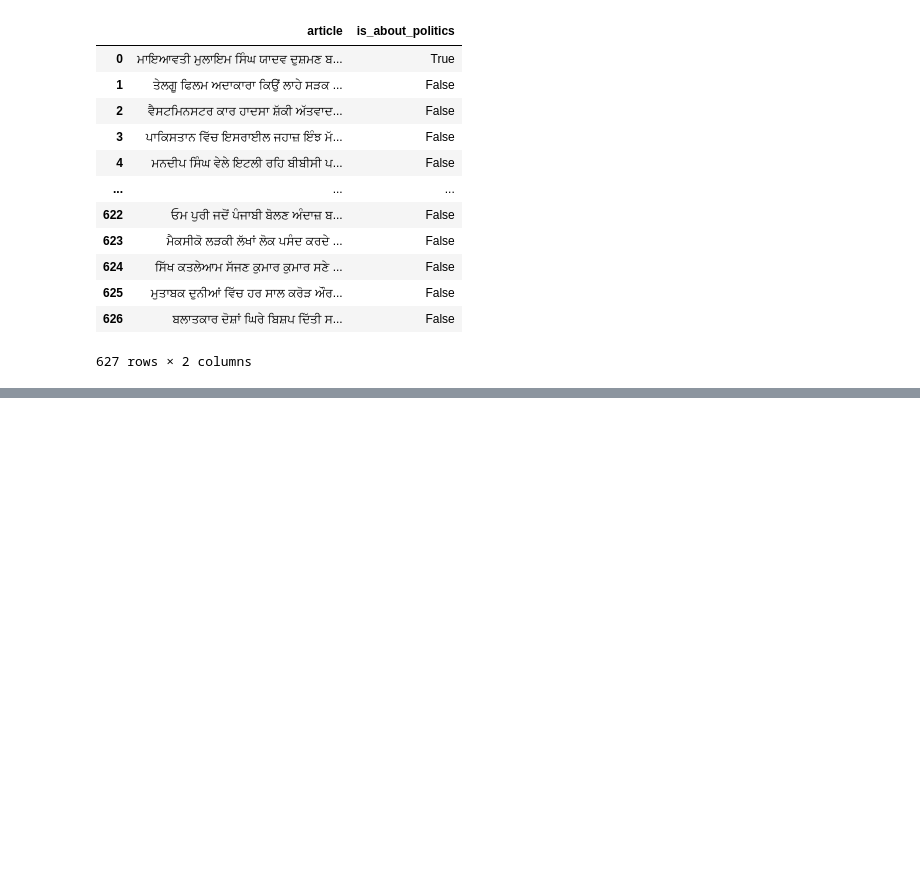
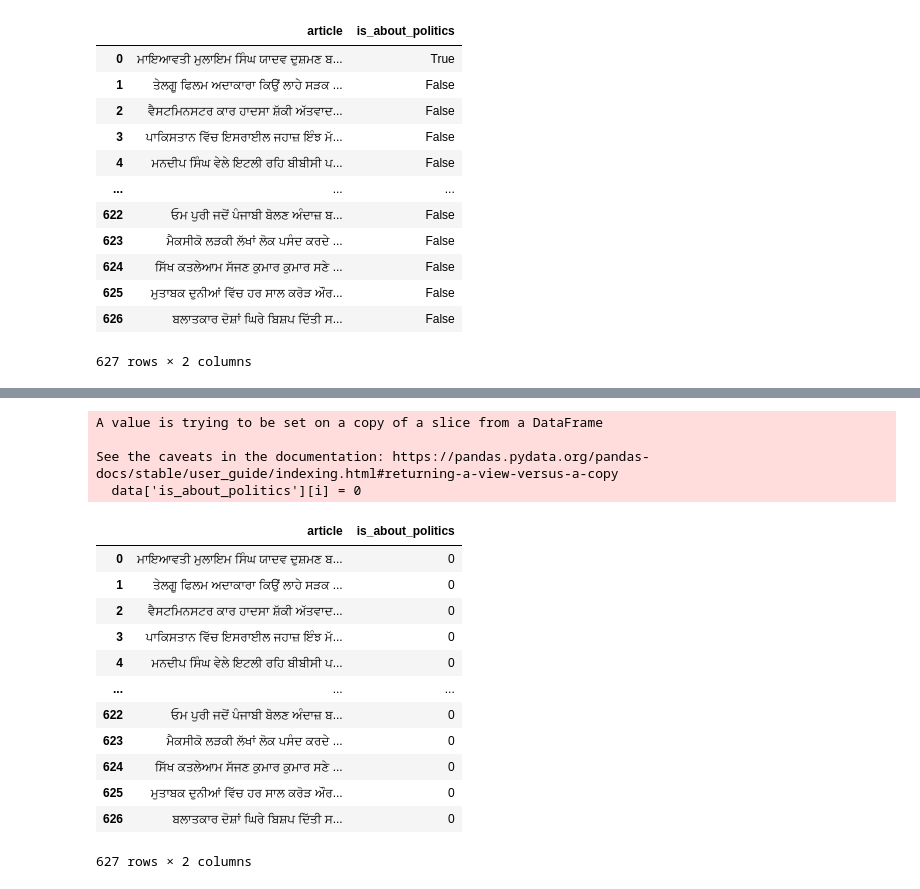
Before and after one commit to SinghYuvraj01/Punjabi-News-Detection-Politics-, a Jupyter notebook: Code.ipynb, the cells around one changed output, grey strips where cells are left out. Saved outputs shown, nothing was run; the diff lists cells and outputs as text; code cells hidden in the pictures; blank space fills up the shorter version.

```diff
--- a/Code.ipynb
+++ b/Code.ipynb
@@ -124,9 +131,9 @@ for i in range(0, len(data)):
     clean = ' '.join(clean)
     corpus.append(clean)
 # %%
-testdata = pd.DataFrame(corpus)
-testdata.columns = ['Articles']
-testdata
+cleaned_articles = pd.DataFrame(corpus)
+cleaned_articles.columns = ['Articles']
+cleaned_articles
 # %% [output]
 |  | Articles |
 | 0 | ਮਾਇਆਵਤੀ ਮੁਲਾਇਮ ਸਿੰਘ ਯਾਦਵ ਦੁਸ਼ਮਣ ਬ... |
@@ -142,7 +149,7 @@ testdata
 | 626 | ਬਲਾਤਕਾਰ ਦੋਸ਼ਾਂ ਘਿਰੇ ਬਿਸ਼ਪ ਦਿੱਤੀ ਸ... |
 627 rows × 1 columns
 # %%
-data.article = testdata.Articles
+data.article = cleaned_articles.Articles
 data
 # %% [output]
 |  | article | is_about_politics |
@@ -158,3 +165,12 @@ data
 | 625 | ਮੁਤਾਬਕ ਦੁਨੀਆਂ ਵਿੱਚ ਹਰ ਸਾਲ ਕਰੋੜ ਔਰ... | False |
 | 626 | ਬਲਾਤਕਾਰ ਦੋਸ਼ਾਂ ਘਿਰੇ ਬਿਸ਼ਪ ਦਿੱਤੀ ਸ... | False |
 627 rows × 2 columns
+# %%
+# Now we will convert true and false to 0 and 1 resepectively
+for i in range(0,len(data)):
+    print(data['is_about_politics'][i])
+#     if(data['is_about_politics'][i] == 'True'):
+
+#         data['is_about_politics'][i] = 1
+#     else:
+#         data['is_about_politics'][i] = 0
@@ -160,0 +195,27 @@ data
+# %%
+for i in range(0,len(data)):
+    if(data['is_about_politics'][i] == 'True'):
+        data['is_about_politics'][i] = 1
+    else:
+        data['is_about_politics'][i] = 0
+# %% [output]
+A value is trying to be set on a copy of a slice from a DataFrame
+
+See the caveats in the documentation: https://pandas.pydata.org/pandas-docs/stable/user_guide/indexing.html#returning-a-view-versus-a-copy
+  data['is_about_politics'][i] = 0
+# %%
+data
+# %% [output]
+|  | article | is_about_politics |
+| 0 | ਮਾਇਆਵਤੀ ਮੁਲਾਇਮ ਸਿੰਘ ਯਾਦਵ ਦੁਸ਼ਮਣ ਬ... | 0 |
+| 1 | ਤੇਲਗੂ ਫਿਲਮ ਅਦਾਕਾਰਾ ਕਿਉਂ ਲਾਹੇ ਸੜਕ ... | 0 |
+| 2 | ਵੈਸਟਮਿਨਸਟਰ ਕਾਰ ਹਾਦਸਾ ਸ਼ੱਕੀ ਅੱਤਵਾਦ... | 0 |
+| 3 | ਪਾਕਿਸਤਾਨ ਵਿੱਚ ਇਸਰਾਈਲ ਜਹਾਜ਼ ਇੰਝ ਮੱ... | 0 |
+| 4 | ਮਨਦੀਪ ਸਿੰਘ ਵੇਲੇ ਇਟਲੀ ਰਹਿ ਬੀਬੀਸੀ ਪ... | 0 |
+| ... | ... | ... |
+| 622 | ਓਮ ਪੁਰੀ ਜਦੋਂ ਪੰਜਾਬੀ ਬੋਲਣ ਅੰਦਾਜ਼ ਬ... | 0 |
+| 623 | ਮੈਕਸੀਕੋ ਲੜਕੀ ਲੱਖਾਂ ਲੋਕ ਪਸੰਦ ਕਰਦੇ ... | 0 |
+| 624 | ਸਿੱਖ ਕਤਲੇਆਮ ਸੱਜਣ ਕੁਮਾਰ ਕੁਮਾਰ ਸਣੇ ... | 0 |
+| 625 | ਮੁਤਾਬਕ ਦੁਨੀਆਂ ਵਿੱਚ ਹਰ ਸਾਲ ਕਰੋੜ ਔਰ... | 0 |
+| 626 | ਬਲਾਤਕਾਰ ਦੋਸ਼ਾਂ ਘਿਰੇ ਬਿਸ਼ਪ ਦਿੱਤੀ ਸ... | 0 |
+627 rows × 2 columns
```
Also changed, not shown: parts of 6 cells of this notebook.
